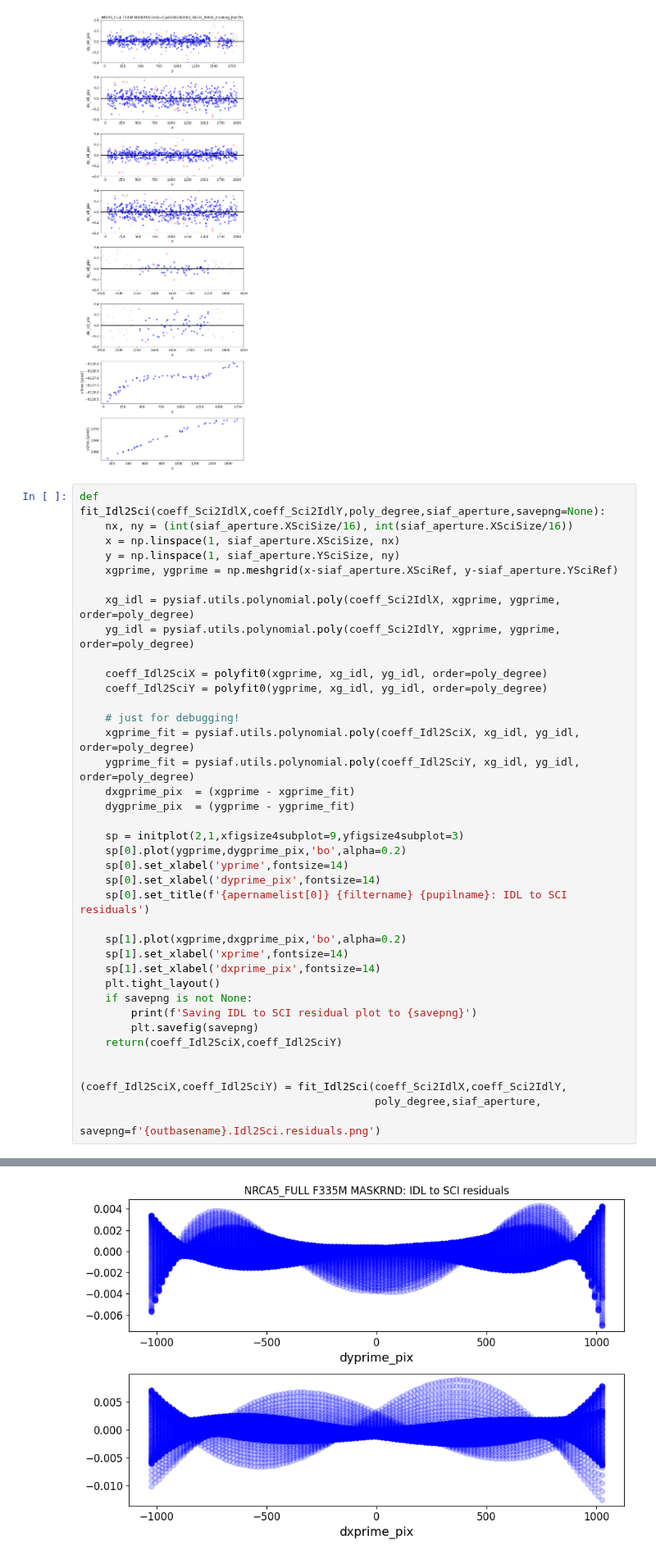
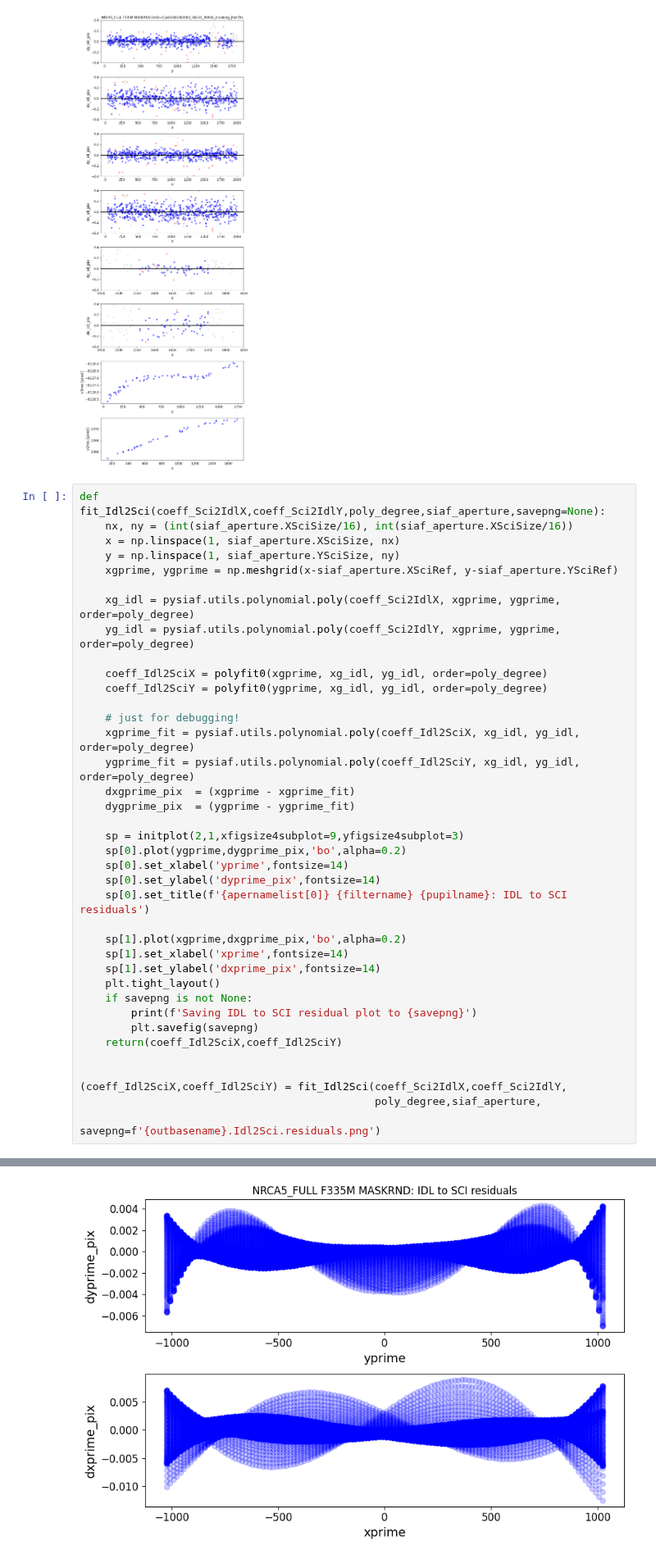
Before and after one commit to arminrest/jwst_alignment_tools, a Jupyter notebook: distortionfit_all_v1.ipynb, the cells around one changed output, grey strips where cells are left out. Shown at 82% size. Saved outputs shown, nothing was run; the diff lists cells and outputs as text.

```diff
--- a/distortionfit_all_v1.ipynb
+++ b/distortionfit_all_v1.ipynb
@@ -715,36 +717,36 @@ def fit_Idl2Sci(coeff_Sci2IdlX,coeff_Sci2IdlY,poly_degree,siaf_aperture,savepng=
     yg_idl = pysiaf.utils.polynomial.poly(coeff_Sci2IdlY, xgprime, ygprime, order=poly_degree)
 
     coeff_Idl2SciX = polyfit0(xgprime, xg_idl, yg_idl, order=poly_degree)
     coeff_Idl2SciY = polyfit0(ygprime, xg_idl, yg_idl, order=poly_degree)
 
     # just for debugging!
     xgprime_fit = pysiaf.utils.polynomial.poly(coeff_Idl2SciX, xg_idl, yg_idl, order=poly_degree)
     ygprime_fit = pysiaf.utils.polynomial.poly(coeff_Idl2SciY, xg_idl, yg_idl, order=poly_degree)
     dxgprime_pix  = (xgprime - xgprime_fit)
     dygprime_pix  = (ygprime - ygprime_fit)
 
     sp = initplot(2,1,xfigsize4subplot=9,yfigsize4subplot=3)
     sp[0].plot(ygprime,dygprime_pix,'bo',alpha=0.2)
     sp[0].set_xlabel('yprime',fontsize=14)
-    sp[0].set_xlabel('dyprime_pix',fontsize=14)
+    sp[0].set_ylabel('dyprime_pix',fontsize=14)
     sp[0].set_title(f'{apernamelist[0]} {filtername} {pupilname}: IDL to SCI residuals')
 
     sp[1].plot(xgprime,dxgprime_pix,'bo',alpha=0.2)
     sp[1].set_xlabel('xprime',fontsize=14)
-    sp[1].set_xlabel('dxprime_pix',fontsize=14)
+    sp[1].set_ylabel('dxprime_pix',fontsize=14)
     plt.tight_layout()
     if savepng is not None:
         print(f'Saving IDL to SCI residual plot to {savepng}')
         plt.savefig(savepng)
     return(coeff_Idl2SciX,coeff_Idl2SciY)
 
 
 (coeff_Idl2SciX,coeff_Idl2SciY) = fit_Idl2Sci(coeff_Sci2IdlX,coeff_Sci2IdlY,
                                               poly_degree,siaf_aperture,
                                               savepng=f'{outbasename}.Idl2Sci.residuals.png')
 # %% [output]
 Saving IDL to SCI residual plot to /Users/arest/nircam/jwst_alignment_tools/coron/distortions/test_v1/NRCA5_FULL_F335M_MASKRND.Idl2Sci.residuals.png
-[figure, old version]
+[figure, new version]
 # %%
 coeffs = pdastroclass(columns=['AperName','siaf_index','exponent_x','exponent_y','filter','pupil','Sci2IdlX','Sci2IdlY','Idl2SciX','Idl2SciY'])
 print(siaf_aperture)
```
Also changed, not shown: parts of 3 cells of this notebook.
